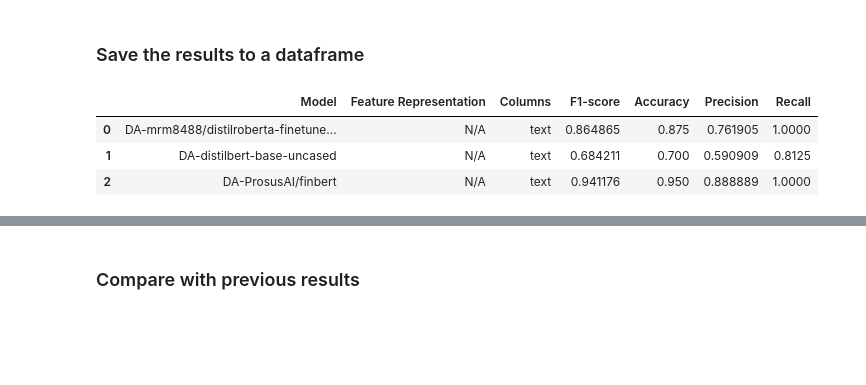
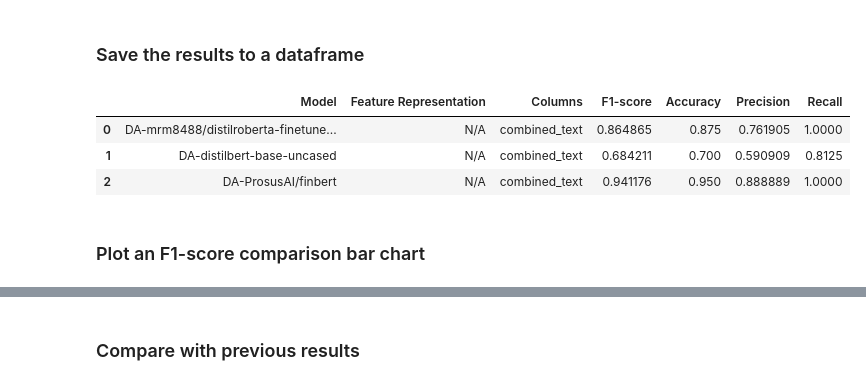
Before and after one commit to rnribeiro/NLP_FEUP, a Jupyter notebook: assignment2.ipynb, the cells around one changed output, grey strips where cells are left out. Drawn from its saved outputs; the diff is of its cells as text; code cells hidden in the pictures; blank space fills up the shorter version.

Commit message:
adding more plots

```diff
--- a/assignment2.ipynb
+++ b/assignment2.ipynb
@@ -381,7 +391,7 @@ for model, metrics in results_ft.items():
     results_transformers.append({
         'Model': model,
         'Feature Representation': 'N/A',
-        'Columns': 'text',
+        'Columns': 'combined_text',
         'F1-score': metrics['f1_score'],
         'Accuracy': metrics['accuracy'],
         'Precision': metrics['precision'],
@@ -461,7 +492,8 @@ results
 # %%
 # Tokenization function for domain adaptation dataset
 def da_tokenize_function(model, examples):
-    return model['da_ft_tokenizer'](examples["full_text"], truncation=True, padding='max_length')
+    return model['da_ft_tokenizer'](examples["combined_text"], truncation=True, padding='max_length')
+
 
 for model in model_names:
     # Define the saving directory of the domain adaptation model
@@ -503,7 +533,7 @@ for model in model_names:
         per_device_eval_batch_size=8,
         num_train_epochs=3,
         weight_decay=0.01,
-        evaluation_strategy='epoch',
+        eval_strategy='epoch',
         save_strategy='epoch',
         load_best_model_at_end=True,
         push_to_hub=True,
@@ -607,7 +637,8 @@ for model in model_names:
 for model in model_names:
     # Predict the test set
     print(f"Predicting {model}...")
-    models[model]['da_predictions'] = models[model]['da_ft_trainer_loaded'].predict(models[model]['da_ft_dataset']['test'])
+    models[model]['da_predictions'] = models[model]['da_ft_trainer_loaded'].predict(
+        models[model]['da_ft_dataset']['test'])
 # %% [output]
 Predicting mrm8488/distilroberta-finetuned-financial-news-sentiment-analysis...
 [interactive output not drawn]
@@ -678,22 +709,24 @@ for model in model_names:
 # %%
 results_transformers_da = []
 for model, metrics in results_da.items():
     results_transformers_da.append({
         'Model': "DA-" + model,
         'Feature Representation': 'N/A',
-        'Columns': 'text',
+        'Columns': 'combined_text',
         'F1-score': metrics['f1_score'],
         'Accuracy': metrics['accuracy'],
         'Precision': metrics['precision'],
         'Recall': metrics['recall'],
     })
 
 # Create a dataframe from the results
 results_da = pd.DataFrame(results_transformers_da)
 
 results_da
 # %% [output]
 |  | Model | Feature Representation | Columns | F1-score | Accuracy | Precision | Recall |
-| 0 | DA-mrm8488/distilroberta-finetune... | N/A | text | 0.864865 | 0.875 | 0.761905 | 1.0000 |
-| 1 | DA-distilbert-base-uncased | N/A | text | 0.684211 | 0.700 | 0.590909 | 0.8125 |
-| 2 | DA-ProsusAI/finbert | N/A | text | 0.941176 | 0.950 | 0.888889 | 1.0000 |
+| 0 | DA-mrm8488/distilroberta-finetune... | N/A | combined_text | 0.864865 | 0.875 | 0.761905 | 1.0000 |
+| 1 | DA-distilbert-base-uncased | N/A | combined_text | 0.684211 | 0.700 | 0.590909 | 0.8125 |
+| 2 | DA-ProsusAI/finbert | N/A | combined_text | 0.941176 | 0.950 | 0.888889 | 1.0000 |
+# %% [markdown]
+### Plot an F1-score comparison bar chart
```
Also changed, not shown: parts of 20 cells of this notebook, 2 other files.
